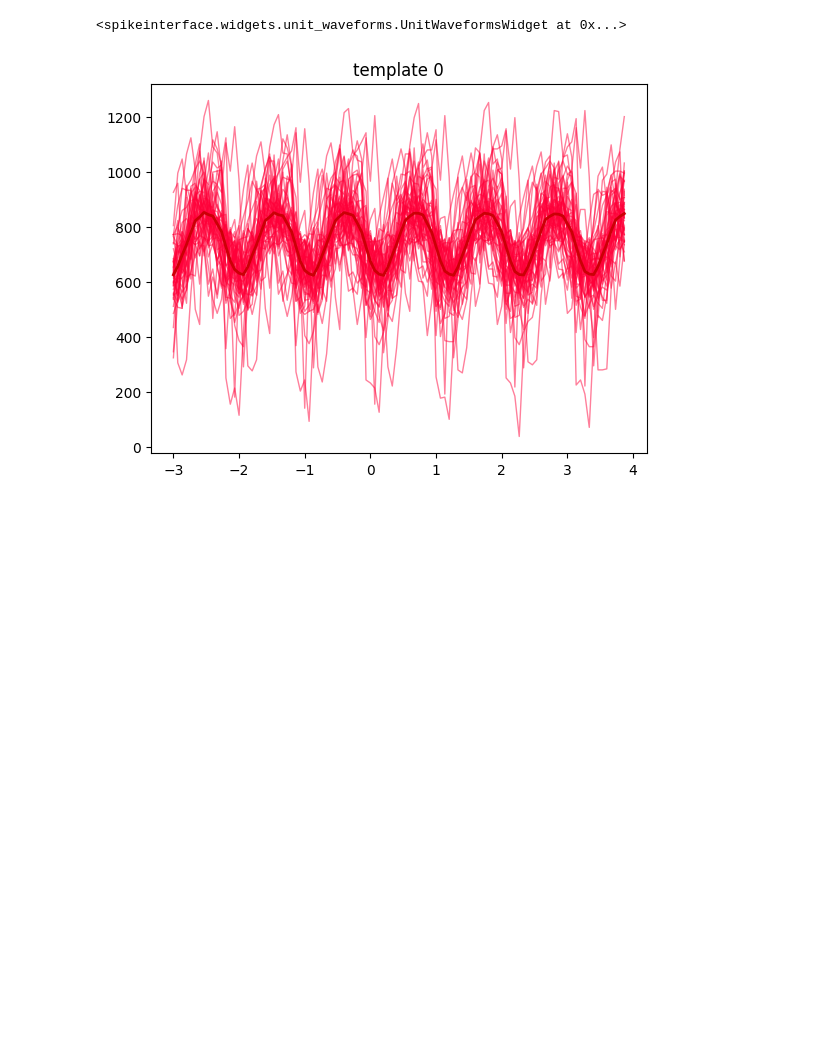
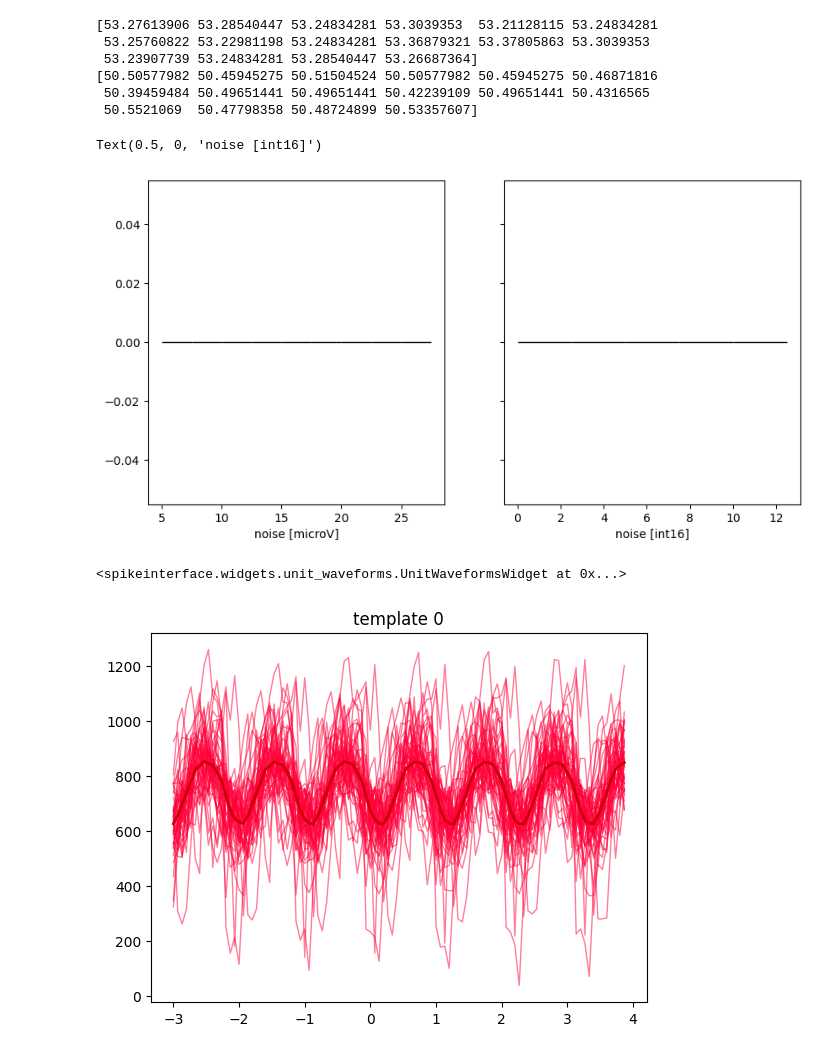
Before and after one commit to mayolabvision/nhp-data-pipeline, a Jupyter notebook: pipeline/tester.ipynb, the cells around one changed output. Saved outputs shown, nothing was run; the diff lists cells and outputs as text; code cells hidden in the pictures; blank space fills up the shorter version.

```diff
--- a/pipeline/tester.ipynb
+++ b/pipeline/tester.ipynb
@@ -1,3 +1,56 @@
+# %%
+from pathlib import Path
+import numpy as np
+import matplotlib.pyplot as plt
+import json
+
+from spikeinterface.extractors import read_binary
+from spikeinterface.core import get_noise_levels
+from probeinterface.io import read_probeinterface
+
+data_path = Path('/ix1/pmayo/lab_NHPdata/kendra_scrappy_0081a')
+session = 'kendra_scrappy_0081a'
+probe_path = '/ix1/pmayo/lab_NHPdata/kendra_scrappy_0081a/kendra_scrappy_0081a_prbMap.json'
+
+with open(data_path / "ripple_info.json", "r") as f:
+    ripple_info = json.load(f)
+
+raw_recording = read_binary(file_paths = data_path / f"{session}.bin",
+                            sampling_frequency = ripple_info["Fs"],
+                            num_channels = ripple_info["num_channels"],
+                            dtype = ripple_info["dtype_python"])
+
+prb = read_probeinterface(probe_path)
+raw_recording = raw_recording._set_probes(prb)
+# %%
+fig3, axs = plt.subplots(
+        ncols=2,
+        figsize=(10,5),
+        squeeze=False,
+        sharey=True
+    )
+
+# we can estimate the noise on the scaled traces (microV) or on the raw one (which is in our case int16).
+noise_levels_microV = get_noise_levels(raw_recording, return_in_uV=True)
+noise_levels_int16 = get_noise_levels(raw_recording, return_in_uV=False)
+
+print(noise_levels_microV)
+print(noise_levels_int16)
+
+_ = axs[0,0].hist(noise_levels_microV, bins=np.arange(5, 30, 2.5), color='gray', edgecolor='black')
+axs[0,0].set_xlabel('noise [microV]')
+
+_ = axs[0,1].hist(noise_levels_int16, bins=np.arange(0, 15, 2.5), color='gray', edgecolor='black')
+axs[0,1].set_xlabel('noise [int16]')
+# %% [output]
+[53.27613906 53.28540447 53.24834281 53.3039353  53.21128115 53.24834281
+ 53.25760822 53.22981198 53.24834281 53.36879321 53.37805863 53.3039353
+ 53.23907739 53.24834281 53.28540447 53.26687364]
+[50.50577982 50.45945275 50.51504524 50.50577982 50.45945275 50.46871816
+ 50.39459484 50.49651441 50.49651441 50.42239109 50.49651441 50.4316565
+ 50.5521069  50.47798358 50.48724899 50.53357607]
+Text(0.5, 0, 'noise [int16]')
+[figure, added]
 # %%
 from pathlib import Path
 from spikeinterface.core import load
```
Also changed, not shown: 4 other files.
